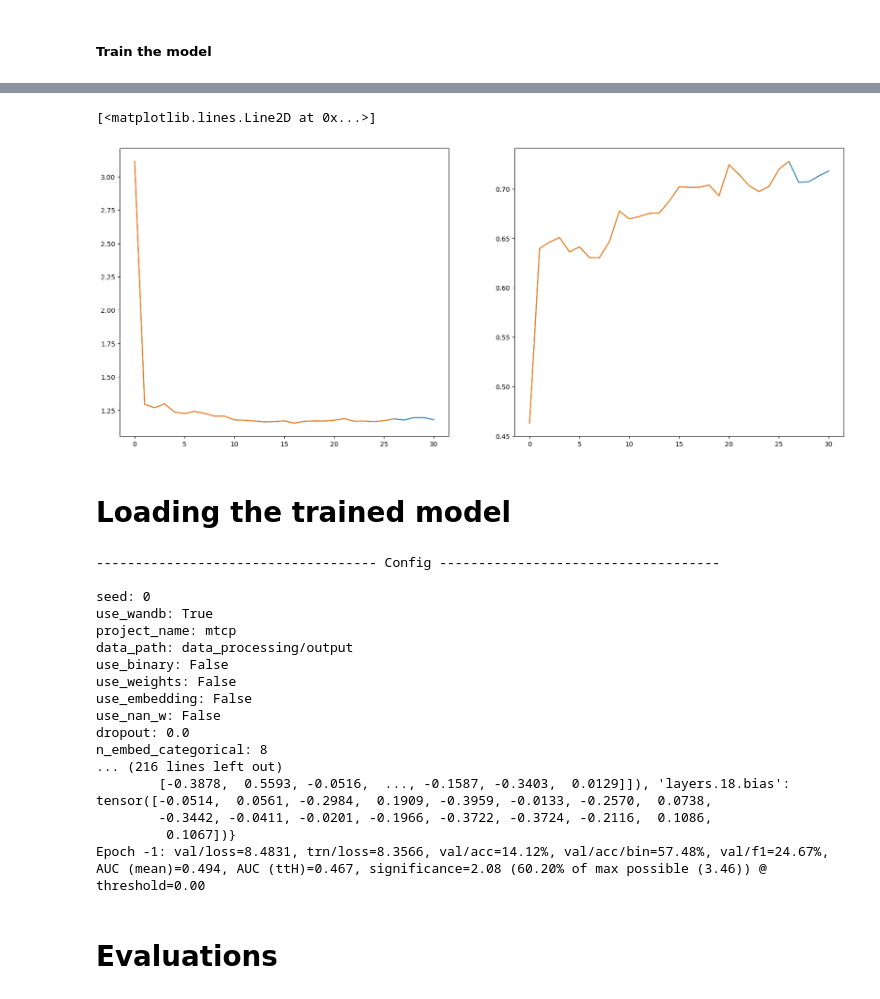
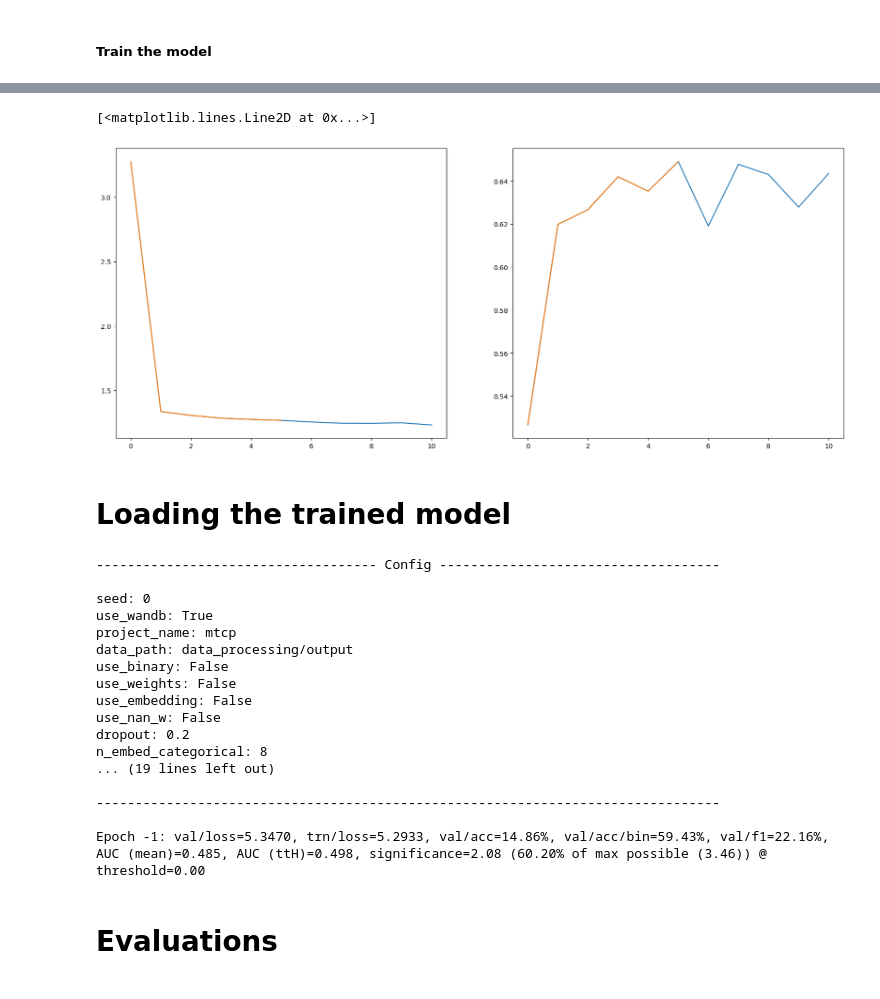
Before and after one commit to elumixor/mtcp, a Jupyter notebook: ml/notebooks/main.ipynb, the cells around one changed output, grey strips where cells are left out. Drawn from its saved outputs; the diff is of its cells as text; code cells hidden in the pictures.

```diff
--- a/ml/notebooks/main.ipynb
+++ b/ml/notebooks/main.ipynb
@@ -72,7 +75,7 @@ def get_model():
         trn_uncut.n_features_continuous,
         trn_uncut.categorical_sizes,
         trn_uncut.n_classes,
-        n_embed=64,
+        n_embed=16,
         n_blocks=1,
         dropout=0.0,
         use_embedding=False,
@@ -88,6 +91,7 @@ model = get_model()
 def Optim(params, lr):
     return torch.optim.Adam(params, lr=lr)
 
+device="cpu"
 
 lr, min_loss = find_lr(model,
                        trn_cut,
@@ -129,13 +133,14 @@ val = val
 F = (trn.n_samples + val.n_samples) /  val.n_samples  # This is different - to have "same" normalization factor
 
 half = torch.float16
+half = None
 
 stats, best, last = train(
     model,
     optim,
     trn,
     evaluate.using(model, trn, val, "ttH", device=device, use_tqdm=False, F=F, batch_size=batch_size, half=half),
-    epochs=30,
+    epochs=10,
     validate_freq=1,
     restart=True,
     use_tqdm=False,
@@ -188,25 +169,24 @@ from ml.training import load_checkpoint
 
 fig, axs = plt.subplots(1, 2, figsize=(20, 8))
 
+model.eval()
+
 path = f"./ml/checkpoints/{model.name}-last"
 stats_last = load_checkpoint(path, model)
-print(len(stats_last))
-sd_last = model.state_dict()
+
+print(stats_last[-1])
+print(evaluate.using(model, trn, val, "ttH", device=device, use_tqdm=False, F=F, batch_size=batch_size, half=half)(-1))
 
 axs[0].plot([s.metrics["val/loss"] for s in stats_last], label="val/loss")
 axs[1].plot([s.metrics["val/auc_w/ttH"] for s in stats_last], label="auc_w/ttH")
 
 path = f"./ml/checkpoints/{model.name}-best"
 stats_best = load_checkpoint(path, model)
-print(len(stats_best))
-sd_best = model.state_dict()
 
-stats = stats_best
+print(stats_best[-1])
+print(evaluate.using(model, trn, val, "ttH", device=device, use_tqdm=False, F=F, batch_size=batch_size, half=half)(-1))
 
-for key in sd_best.keys():
-    if not torch.equal(sd_best[key], sd_last[key]):
-        print(key)
 
-axs[0].plot([s.metrics["val/loss"] for s in stats], label="val/loss")
-axs[1].plot([s.metrics["val/auc_w/ttH"] for s in stats], label="auc_w/ttH")
+axs[0].plot([s.metrics["val/loss"] for s in stats_best], label="val/loss")
+axs[1].plot([s.metrics["val/auc_w/ttH"] for s in stats_best], label="auc_w/ttH")
 # %% [output]
@@ -215,4 +197,4 @@ axs[1].plot([s.metrics["val/auc_w/ttH"] for s in stats], label="auc_w/ttH")
 [<matplotlib.lines.Line2D at 0x...>]
-[figure, old version]
+[figure, new version]
 # %% [markdown]
 # Loading the trained model
@@ -248,14 +201,15 @@ axs[1].plot([s.metrics["val/auc_w/ttH"] for s in stats], label="auc_w/ttH")
 # %%
 # Loading the model from wandb
 from ml.download_model import download_model
-from ml.nn import Transformer
+from ml.nn import ResNet, Transformer
 
 model_name = "resnets/resnet-8"
+model_name = "transformers/transformer-5-100-data-5000-batch-20-drop"
 
 path = download_model(model_name)
 
-# model = Transformer.from_saved(path)
-model = ResNet.from_saved(path)
+cls = Transformer if "transformer" in model_name else ResNet
+model = cls.from_saved(path)
 model.to(device)
 
 # Evaluate the model
@@ -274,13 +228,13 @@ use_binary: False
 use_weights: False
 use_embedding: False
 use_nan_w: False
-dropout: 0.0
+dropout: 0.2
 n_embed_categorical: 8
-... (216 lines left out)
-        [-0.3878,  0.5593, -0.0516,  ..., -0.1587, -0.3403,  0.0129]]), 'layers.18.bias': tensor([-0.0514,  0.0561, -0.2984,  0.1909, -0.3959, -0.0133, -0.2570,  0.0738,
-        -0.3442, -0.0411, -0.0201, -0.1966, -0.3722, -0.3724, -0.2116,  0.1086,
-         0.1067])}
-Epoch -1: val/loss=8.4831, trn/loss=8.3566, val/acc=14.12%, val/acc/bin=57.48%, val/f1=24.67%, AUC (mean)=0.494, AUC (ttH)=0.467, significance=2.08 (60.20% of max possible (3.46)) @ threshold=0.00
+... (19 lines left out)
+
+--------------------------------------------------------------------------------
+
+Epoch -1: val/loss=5.3470, trn/loss=5.2933, val/acc=14.86%, val/acc/bin=59.43%, val/f1=22.16%, AUC (mean)=0.485, AUC (ttH)=0.498, significance=2.08 (60.20% of max possible (3.46)) @ threshold=0.00
 # %% [markdown]
 # Evaluations
 # %% [markdown]
```
Also changed, not shown: parts of 6 cells of this notebook, 2 other files.
